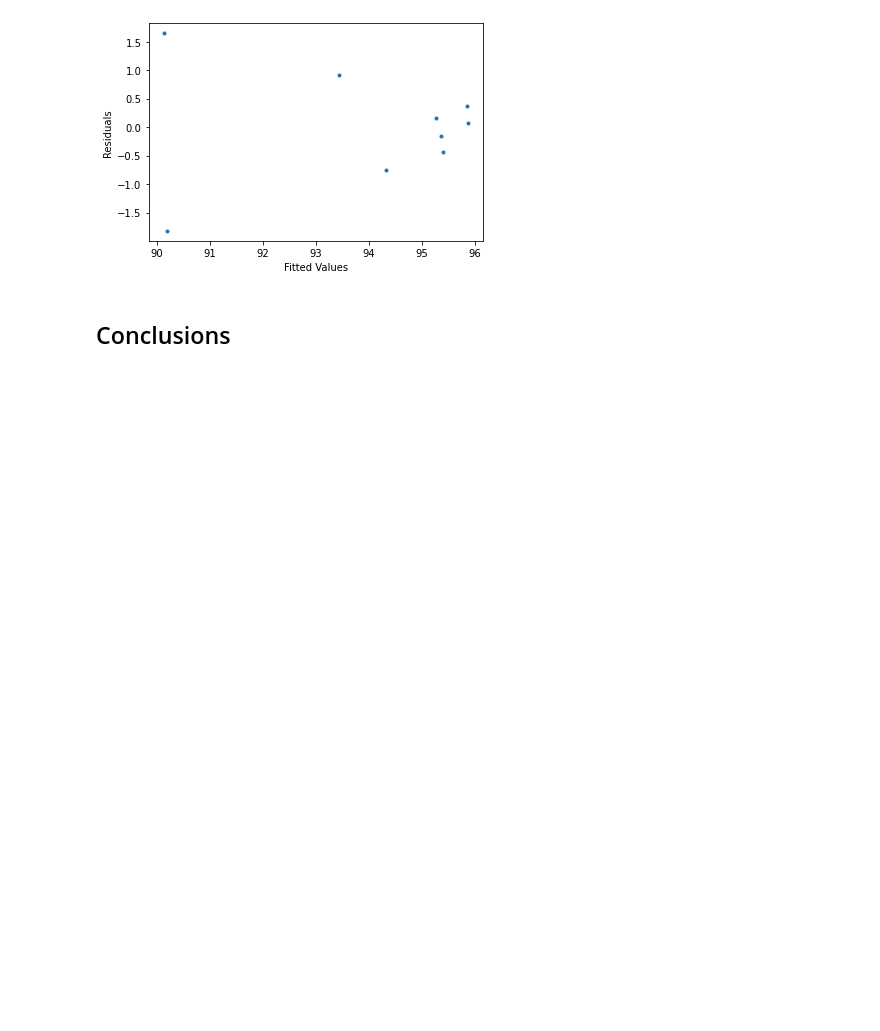
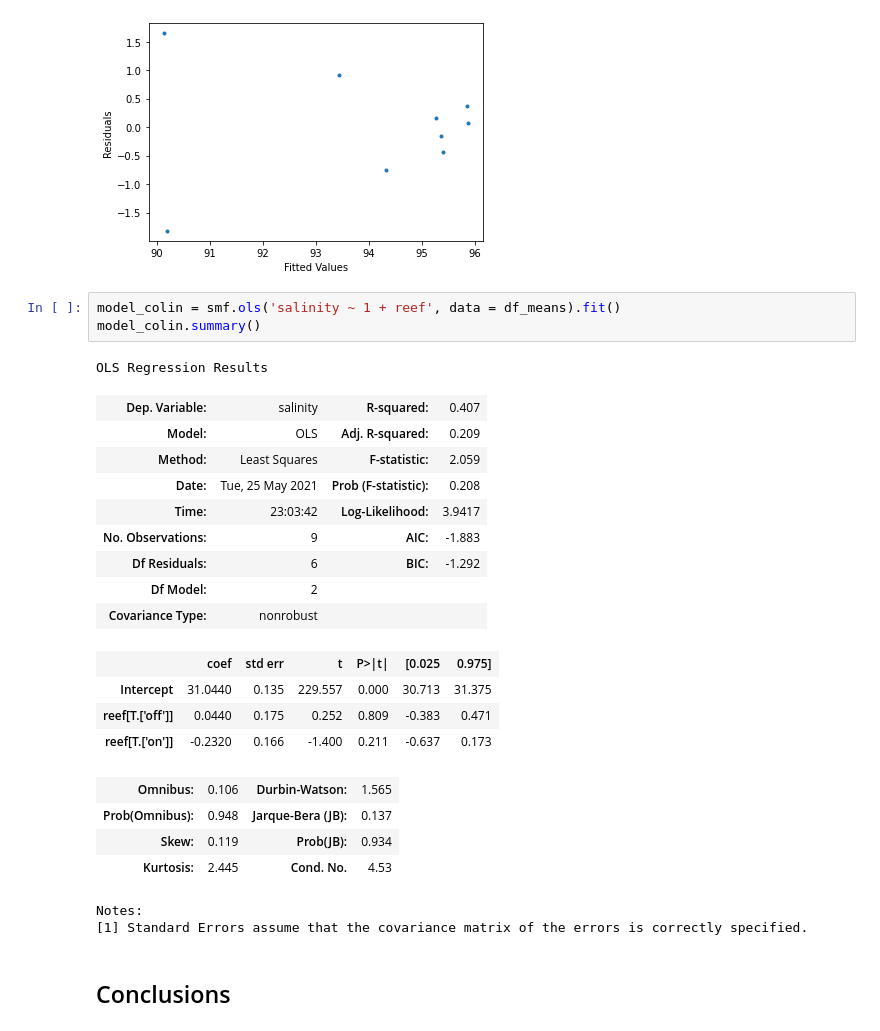
Before and after one commit to isaakh12/final_project, a Jupyter notebook: final_project.ipynb, the cells around one changed output. Drawn from its saved outputs; the diff is of its cells as text; blank space fills up the shorter version.

```diff
--- a/final_project.ipynb
+++ b/final_project.ipynb
@@ -229,5 +232,29 @@ plt.ylabel("Residuals")
 # %% [output]
 Text(0, 0.5, 'Residuals')
 [figure]
+# %%
+model_colin = smf.ols('salinity ~ 1 + reef', data = df_means).fit()
+model_colin.summary()
+# %% [output]
+OLS Regression Results
+| Dep. Variable: | salinity | R-squared: | 0.407 |
+| Model: | OLS | Adj. R-squared: | 0.209 |
+| Method: | Least Squares | F-statistic: | 2.059 |
+| Date: | Tue, 25 May 2021 | Prob (F-statistic): | 0.208 |
+| Time: | 23:03:42 | Log-Likelihood: | 3.9417 |
+| No. Observations: | 9 | AIC: | -1.883 |
+| Df Residuals: | 6 | BIC: | -1.292 |
+| Df Model: | 2 |  |  |
+| Covariance Type: | nonrobust |  |  |
+|  | coef | std err | t | P>|t| | [0.025 | 0.975] |
+| Intercept | 31.0440 | 0.135 | 229.557 | 0.000 | 30.713 | 31.375 |
+| reef[T.['off']] | 0.0440 | 0.175 | 0.252 | 0.809 | -0.383 | 0.471 |
+| reef[T.['on']] | -0.2320 | 0.166 | -1.400 | 0.211 | -0.637 | 0.173 |
+| Omnibus: | 0.106 | Durbin-Watson: | 1.565 |
+| Prob(Omnibus): | 0.948 | Jarque-Bera (JB): | 0.137 |
+| Skew: | 0.119 | Prob(JB): | 0.934 |
+| Kurtosis: | 2.445 | Cond. No. | 4.53 |
+Notes:
+[1] Standard Errors assume that the covariance matrix of the errors is correctly specified.
 # %% [markdown]
 ## Conclusions
```
Also changed, not shown: parts of 12 cells of this notebook, 1 other file.
